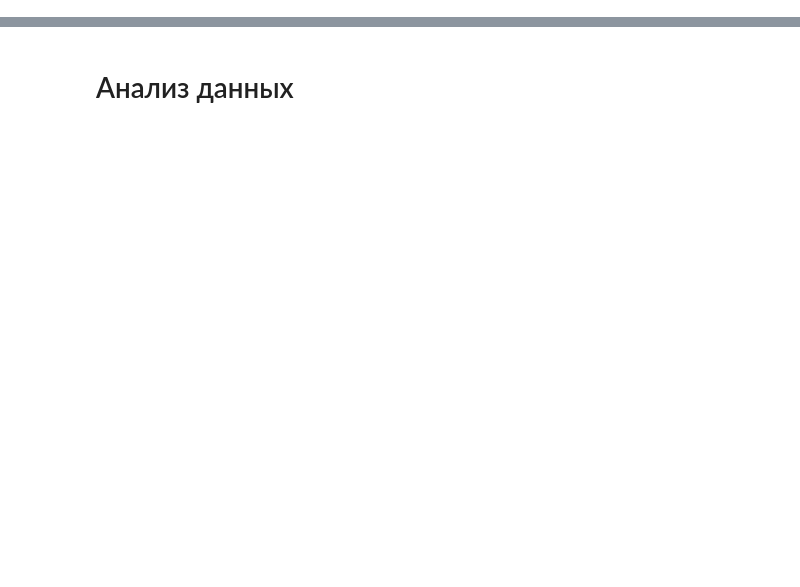
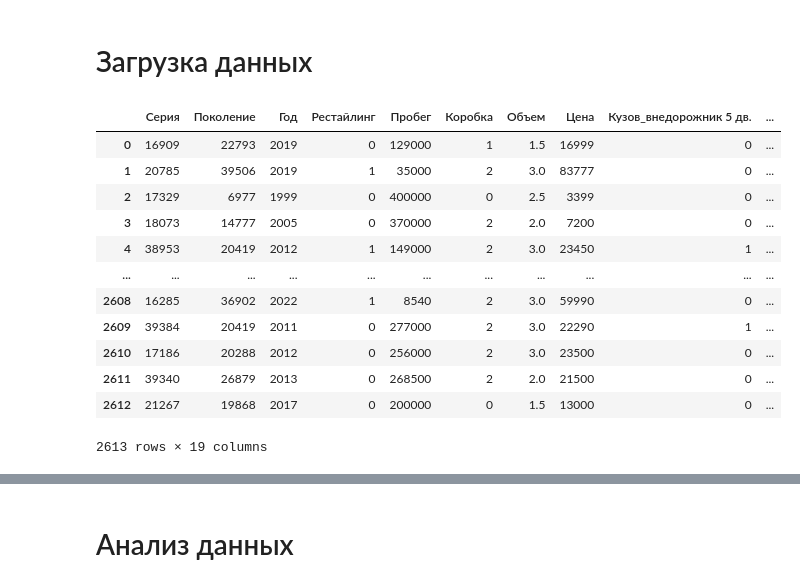
Before and after one commit to trxxnk/BimmerAI, a Jupyter notebook: notebooks/v1/bmw_models.ipynb, the cells around one changed output, grey strips where cells are left out. Saved outputs shown, nothing was run; the diff lists cells and outputs as text; code cells hidden in the pictures; blank space fills up the shorter version.

```diff
--- a/notebooks/bmw_models.ipynb
+++ b/notebooks/v1/bmw_models.ipynb
@@ -20,0 +29,19 @@ from sklearn.model_selection import GridSearchCV
+# %% [markdown]
+# Загрузка данных
+# %%
+bmw_data = pd.read_csv(BMW_ENCODED)
+bmw_data
+# %% [output]
+|  | Серия | Поколение | Год | Рестайлинг | Пробег | Коробка | Объем | Цена | Кузов_внедорожник 5 дв. | ... |
+| 0 | 16909 | 22793 | 2019 | 0 | 129000 | 1 | 1.5 | 16999 | 0 | ... |
+| 1 | 20785 | 39506 | 2019 | 1 | 35000 | 2 | 3.0 | 83777 | 0 | ... |
+| 2 | 17329 | 6977 | 1999 | 0 | 400000 | 0 | 2.5 | 3399 | 0 | ... |
+| 3 | 18073 | 14777 | 2005 | 0 | 370000 | 2 | 2.0 | 7200 | 0 | ... |
+| 4 | 38953 | 20419 | 2012 | 1 | 149000 | 2 | 3.0 | 23450 | 1 | ... |
+| ... | ... | ... | ... | ... | ... | ... | ... | ... | ... | ... |
+| 2608 | 16285 | 36902 | 2022 | 1 | 8540 | 2 | 3.0 | 59990 | 0 | ... |
+| 2609 | 39384 | 20419 | 2011 | 0 | 277000 | 2 | 3.0 | 22290 | 1 | ... |
+| 2610 | 17186 | 20288 | 2012 | 0 | 256000 | 2 | 3.0 | 23500 | 0 | ... |
+| 2611 | 39340 | 26879 | 2013 | 0 | 268500 | 2 | 2.0 | 21500 | 0 | ... |
+| 2612 | 21267 | 19868 | 2017 | 0 | 200000 | 0 | 1.5 | 13000 | 0 | ... |
+2613 rows × 19 columns
```
Also changed, not shown: parts of 39 cells of this notebook, 11 other files.
